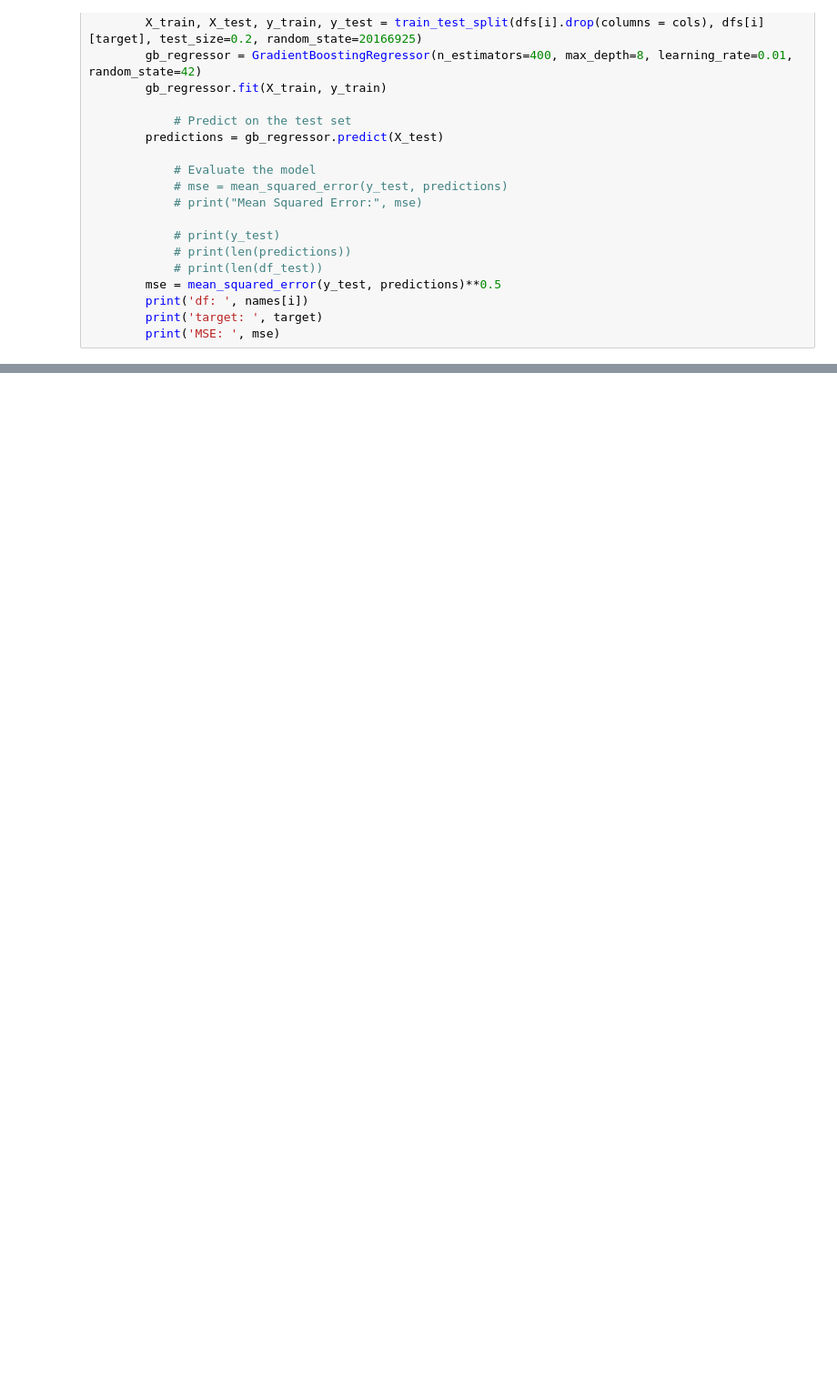
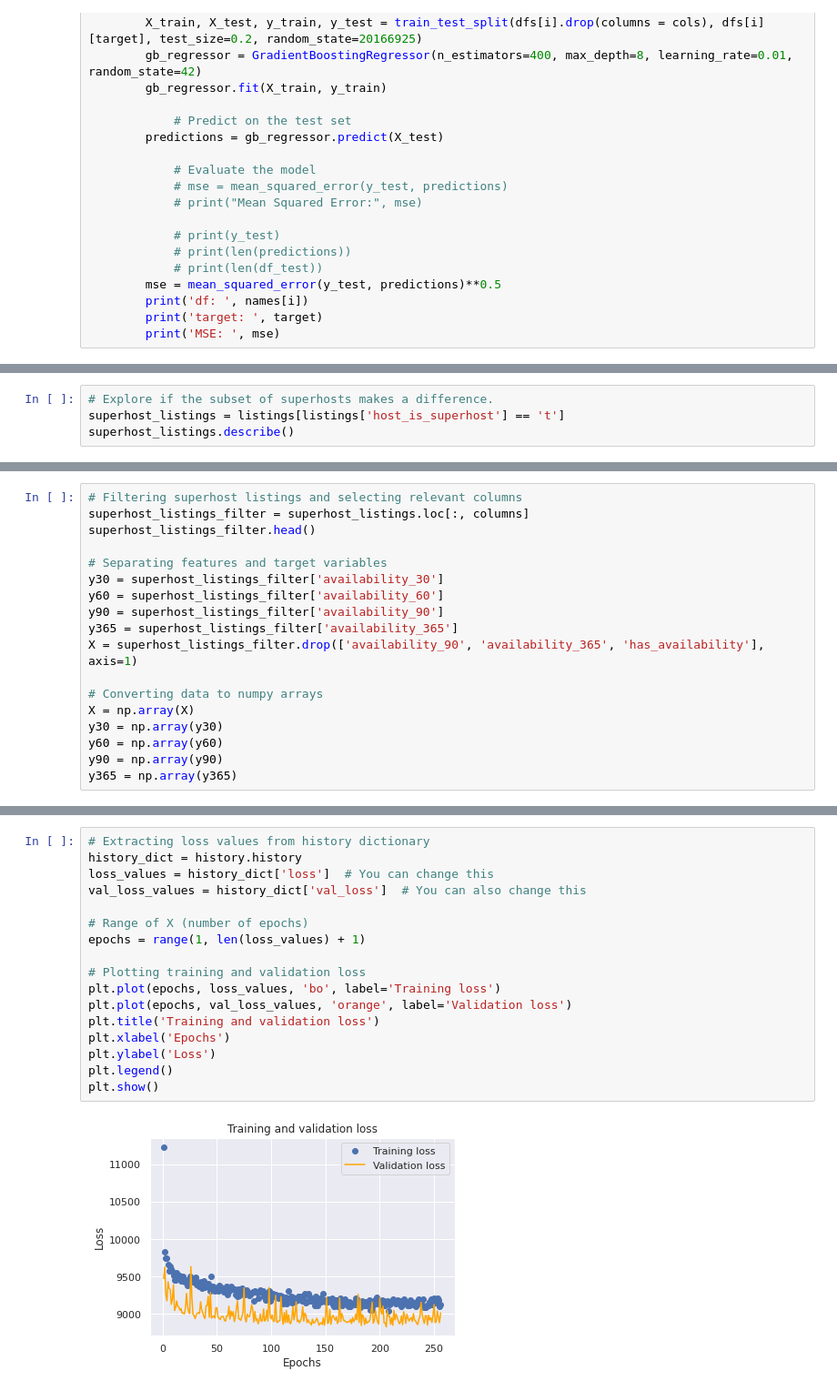
Before and after one commit to 18txm/inside-airbnb-vacancies, a Jupyter notebook: Research Question 2/rq2.ipynb, the cells around one changed output, grey strips where cells are left out. Shown: that part at 91% size. Drawn from its saved outputs; the diff is of its cells as text; blank space fills up the shorter version.

```diff
--- a/Research Question 2/rq2.ipynb
+++ b/Research Question 2/rq2.ipynb
@@ -416,0 +528,4 @@ for i in range(len(dfs)):
+# %%
+# Explore if the subset of superhosts makes a difference.
+superhost_listings = listings[listings['host_is_superhost'] == 't']
+superhost_listings.describe()
@@ -416,0 +572,18 @@ for i in range(len(dfs)):
+# %%
+# Filtering superhost listings and selecting relevant columns
+superhost_listings_filter = superhost_listings.loc[:, columns]
+superhost_listings_filter.head()
+
+# Separating features and target variables
+y30 = superhost_listings_filter['availability_30']
+y60 = superhost_listings_filter['availability_60']
+y90 = superhost_listings_filter['availability_90']
+y365 = superhost_listings_filter['availability_365']
+X = superhost_listings_filter.drop(['availability_90', 'availability_365', 'has_availability'], axis=1)
+
+# Converting data to numpy arrays
+X = np.array(X)
+y30 = np.array(y30)
+y60 = np.array(y60)
+y90 = np.array(y90)
+y365 = np.array(y365)
@@ -416,0 +689,19 @@ for i in range(len(dfs)):
+# %%
+# Extracting loss values from history dictionary
+history_dict = history.history
+loss_values = history_dict['loss']  # You can change this
+val_loss_values = history_dict['val_loss']  # You can also change this
+
+# Range of X (number of epochs)
+epochs = range(1, len(loss_values) + 1)
+
+# Plotting training and validation loss
+plt.plot(epochs, loss_values, 'bo', label='Training loss')
+plt.plot(epochs, val_loss_values, 'orange', label='Validation loss')
+plt.title('Training and validation loss')
+plt.xlabel('Epochs')
+plt.ylabel('Loss')
+plt.legend()
+plt.show()
+# %% [output]
+[figure, added]
```
Also changed, not shown: parts of 65 cells of this notebook.
